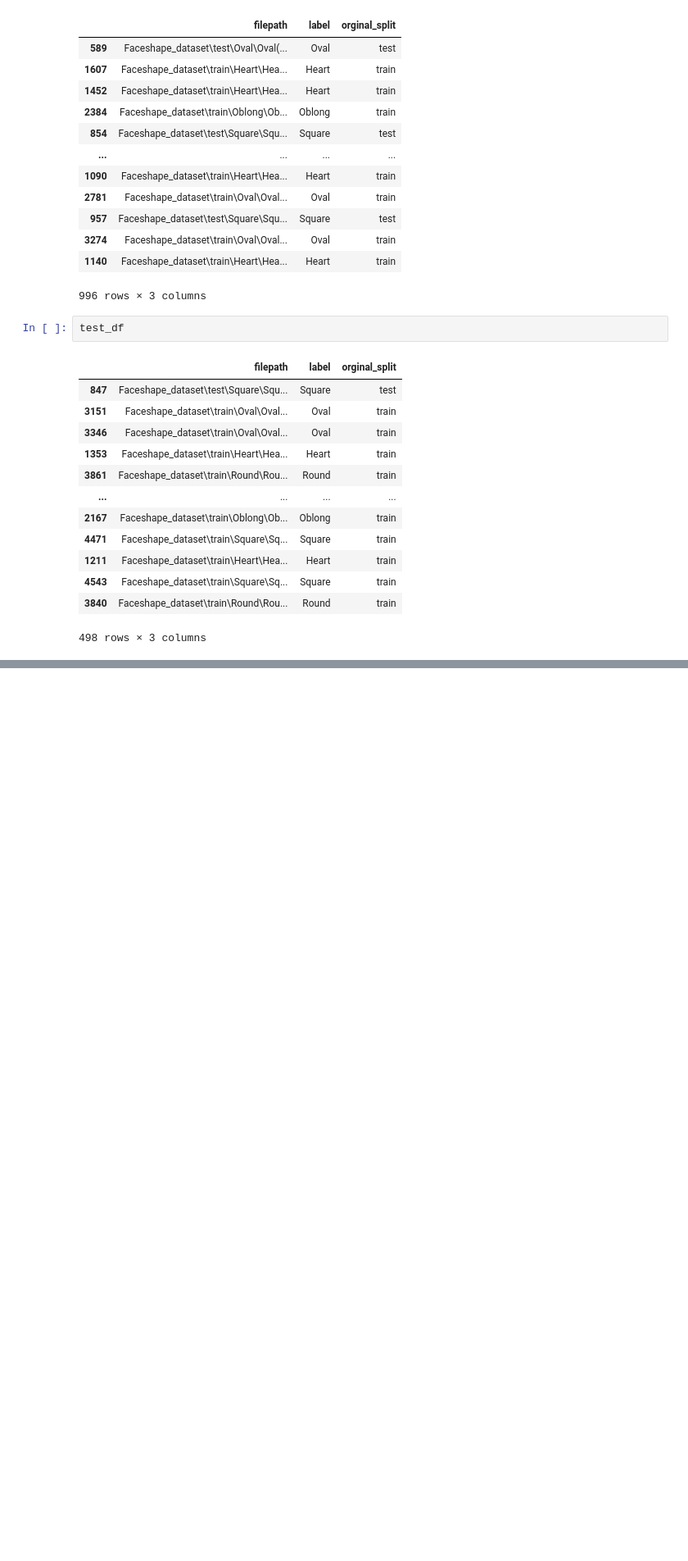
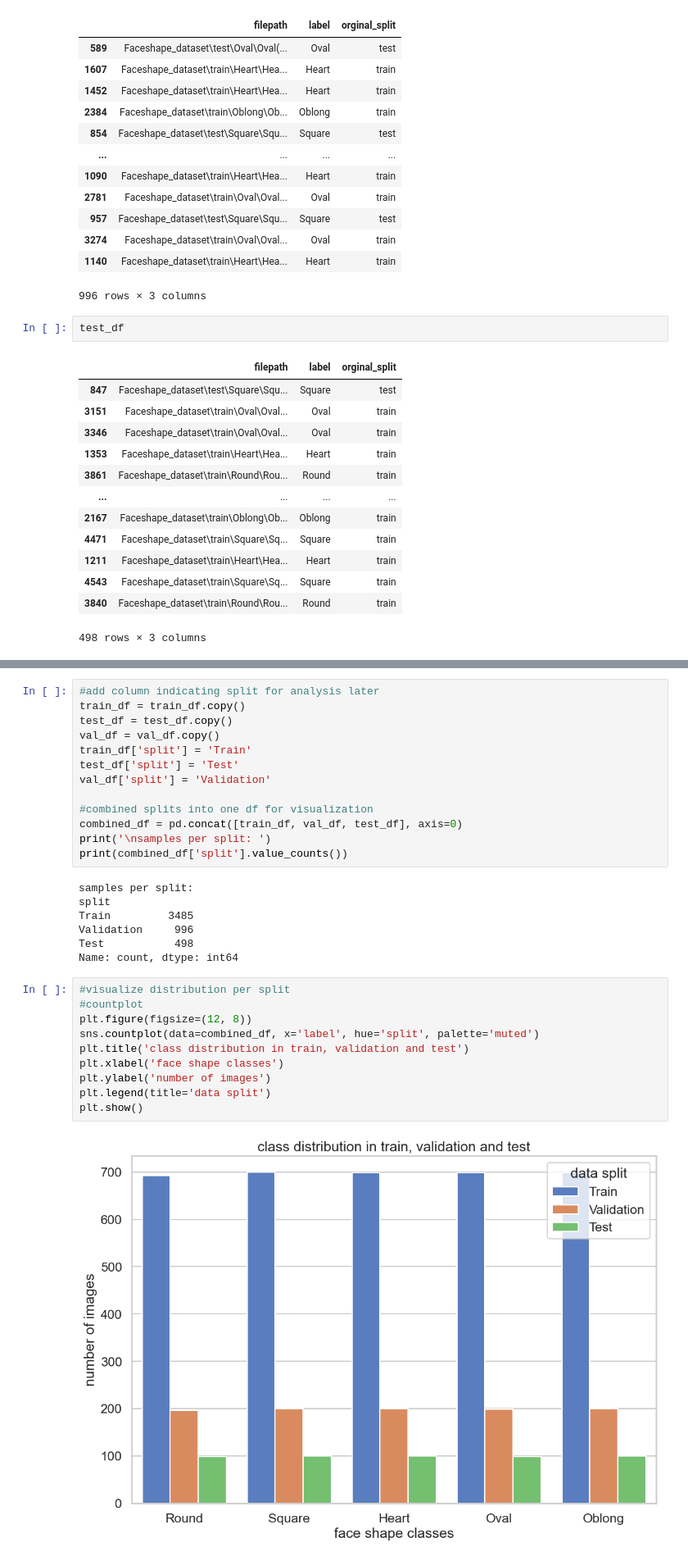
Before and after one commit to Sepide-naderi/eyeglasses_recommandation, a Jupyter notebook: face_shape_classification.ipynb, the cells around one changed output, grey strips where cells are left out. Shown at 82% size. Drawn from its saved outputs; the diff is of its cells as text; blank space fills up the shorter version.

```diff
--- a/face_shape_classification.ipynb
+++ b/face_shape_classification.ipynb
@@ -139,0 +164,32 @@ test_df
+# %%
+#add column indicating split for analysis later
+train_df = train_df.copy()
+test_df = test_df.copy()
+val_df = val_df.copy()
+train_df['split'] = 'Train'
+test_df['split'] = 'Test'
+val_df['split'] = 'Validation'
+
+#combined splits into one df for visualization
+combined_df = pd.concat([train_df, val_df, test_df], axis=0)
+print('\nsamples per split: ')
+print(combined_df['split'].value_counts())
+# %% [output]
+samples per split:
+split
+Train         3485
+Validation     996
+Test           498
+Name: count, dtype: int64
+# %%
+#visualize distribution per split
+#countplot
+plt.figure(figsize=(12, 8))
+sns.countplot(data=combined_df, x='label', hue='split', palette='muted')
+plt.title('class distribution in train, validation and test')
+plt.xlabel('face shape classes')
+plt.ylabel('number of images')
+plt.legend(title='data split')
+plt.show()
+# %% [output]
+[figure, added]
```
Also changed, not shown: parts of 5 cells of this notebook.
